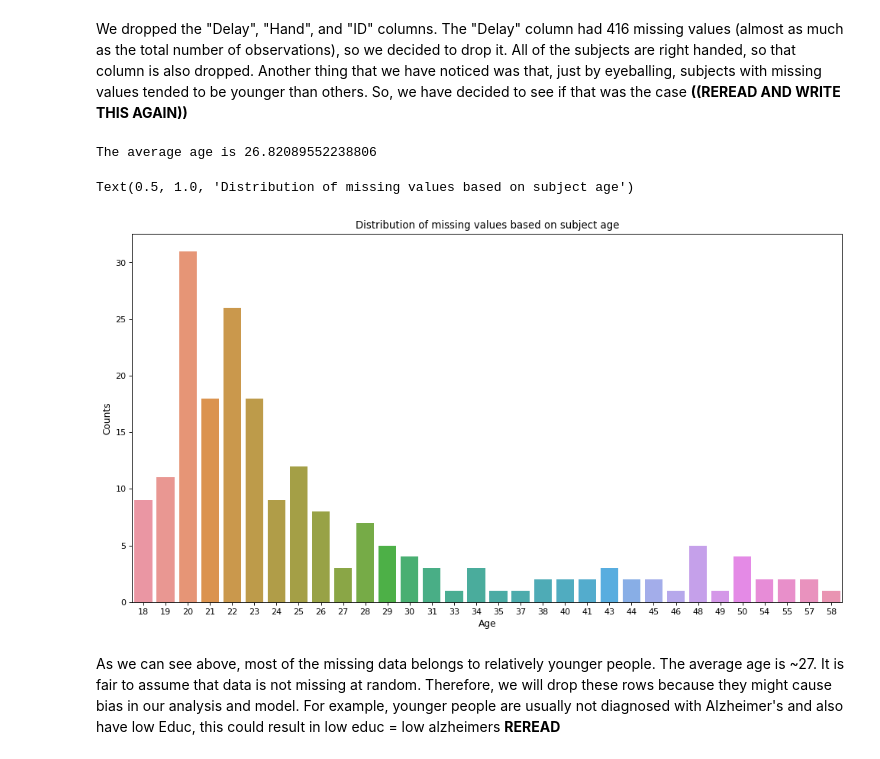
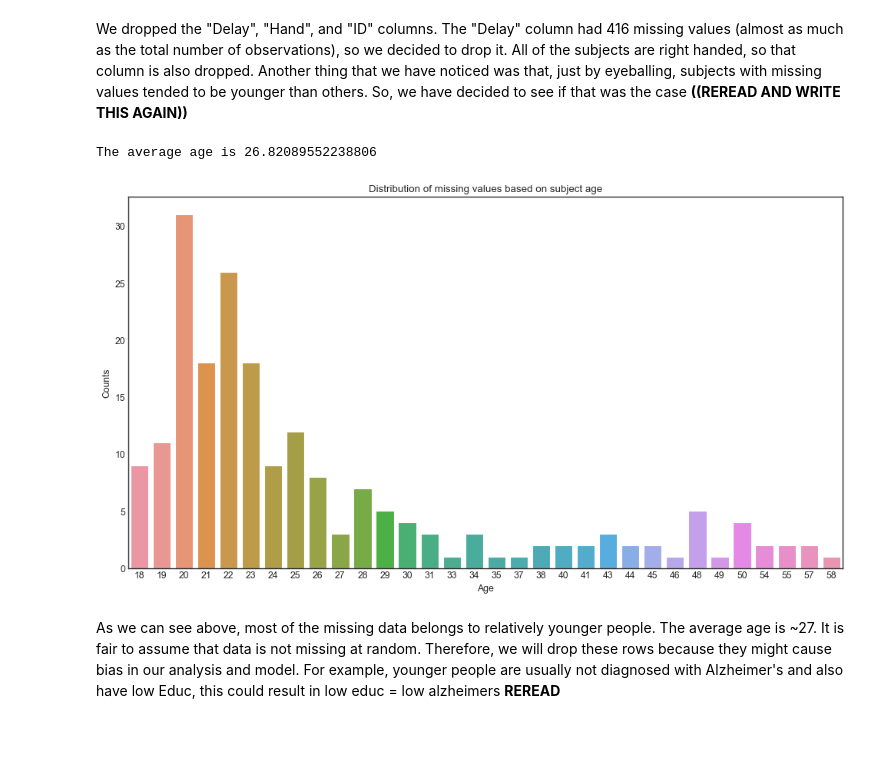
Before and after one commit to Gauss-x/Alzheimer-s-Analysis, a Jupyter notebook: cross-sectional.ipynb, the cells around one changed output. Drawn from its saved outputs; the diff is of its cells as text; code cells hidden in the pictures.

```diff
--- a/cross-sectional.ipynb
+++ b/cross-sectional.ipynb
@@ -153,25 +154,25 @@ We dropped the "Delay", "Hand", and "ID" columns. The "Delay" column had 416 mis
 # %%
 #Ages of subject's with missing values
 nang = df_cross[df_cross['Educ'].isna() == True]['Age'].value_counts()
 
 #Find the average age of subject's with missing values
 total = 0
 for idx, val in nang.iteritems():
     total = total + idx*val
 m = total/sum(nang.values)
 print('The average age is', m)
 
 
 figure(figsize=(15, 8), dpi=80)
 
 sns.barplot(x = nang.index, y = nang.values)
 plt.xlabel('Age', fontsize = 11)
 plt.ylabel('Counts', fontsize = 11)
 plt.title('Distribution of missing values based on subject age')
+plt.style.use('seaborn-white')
 # %% [output]
 The average age is 26.82089552238806
-Text(0.5, 1.0, 'Distribution of missing values based on subject age')
-[figure, old version]
+[figure, new version]
 # %% [markdown]
 As we can see above, most of the missing data belongs to relatively younger people. The average age is ~27. It is fair to assume that data is not missing at random. Therefore, we will drop these rows because they might cause bias in our analysis and model. For example, younger people are usually not diagnosed with Alzheimer's and also have low Educ, this could result in low educ = low alzheimers **REREAD**
 # %%
```
Also changed, not shown: parts of 21 cells of this notebook.
